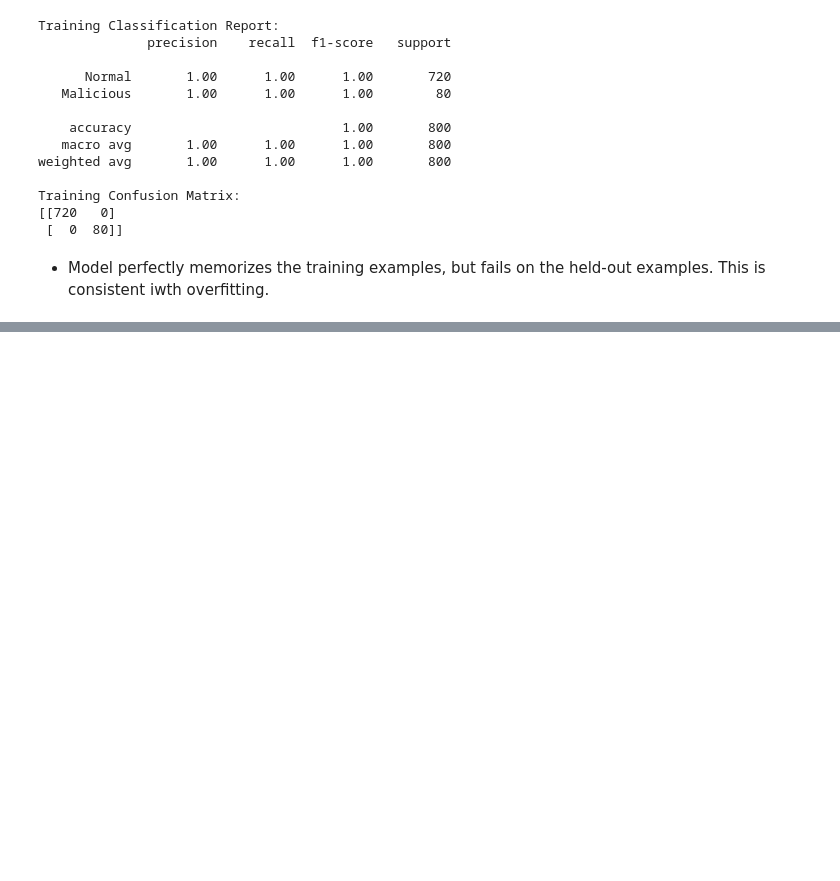
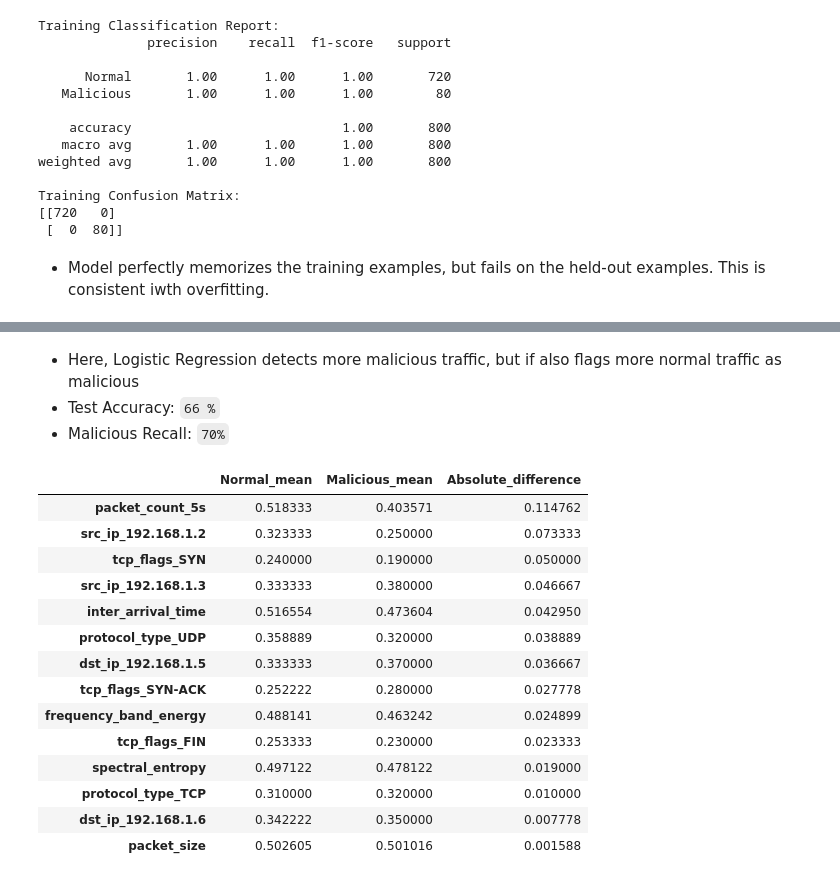
Before and after one commit to shivainlabs/Network-Traffic-Anomaly-Detection, a Jupyter notebook: notebooks/03_model_training.ipynb, the cells around one changed output, grey strips where cells are left out. Saved outputs shown, nothing was run; the diff lists cells and outputs as text; code cells hidden in the pictures; blank space fills up the shorter version.

```diff
--- a/notebooks/03_model_training.ipynb
+++ b/notebooks/03_model_training.ipynb
@@ -304,0 +440,40 @@ Training Confusion Matrix:
+# %% [markdown]
+- Here, Logistic Regression detects more malicious traffic, but if also flags more normal traffic as malicious
+- Test Accuracy: `66 %`
+- Malicious Recall: `70%`
+# %%
+# Compare feature averages by target class
+feature_comparison = (
+    df.groupby("label")[numeric_features]
+      .mean()
+      .T
+)
+
+feature_comparison.columns = ["Normal_mean", "Malicious_mean"]
+feature_comparison["Absolute_difference"] = (
+    feature_comparison["Normal_mean"]
+    - feature_comparison["Malicious_mean"]
+).abs()
+
+display(
+    feature_comparison.sort_values(
+        "Absolute_difference",
+        ascending=False
+    )
+)
+# %% [output]
+|  | Normal_mean | Malicious_mean | Absolute_difference |
+| packet_count_5s | 0.518333 | 0.403571 | 0.114762 |
+| src_ip_192.168.1.2 | 0.323333 | 0.250000 | 0.073333 |
+| tcp_flags_SYN | 0.240000 | 0.190000 | 0.050000 |
+| src_ip_192.168.1.3 | 0.333333 | 0.380000 | 0.046667 |
+| inter_arrival_time | 0.516554 | 0.473604 | 0.042950 |
+| protocol_type_UDP | 0.358889 | 0.320000 | 0.038889 |
+| dst_ip_192.168.1.5 | 0.333333 | 0.370000 | 0.036667 |
+| tcp_flags_SYN-ACK | 0.252222 | 0.280000 | 0.027778 |
+| frequency_band_energy | 0.488141 | 0.463242 | 0.024899 |
+| tcp_flags_FIN | 0.253333 | 0.230000 | 0.023333 |
+| spectral_entropy | 0.497122 | 0.478122 | 0.019000 |
+| protocol_type_TCP | 0.310000 | 0.320000 | 0.010000 |
+| dst_ip_192.168.1.6 | 0.342222 | 0.350000 | 0.007778 |
+| packet_size | 0.502605 | 0.501016 | 0.001588 |
```
Also changed, not shown: parts of 14 cells of this notebook.
